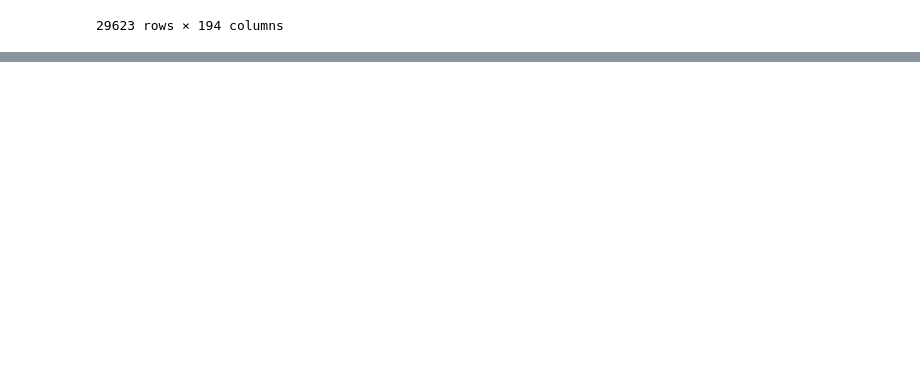
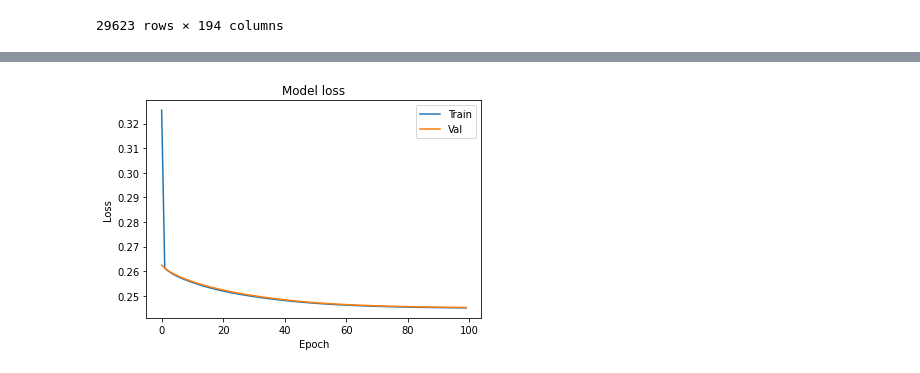
Before and after one commit to oxanaRC/CE902, a Jupyter notebook: construct_dataset_280621.ipynb, the cells around one changed output, grey strips where cells are left out. Drawn from its saved outputs; the diff is of its cells as text; code cells hidden in the pictures; blank space fills up the shorter version.

```diff
--- a/construct_dataset_280621.ipynb
+++ b/construct_dataset_280621.ipynb
@@ -98,0 +244,2 @@ data
+# %%
+X_val, X_test, Y_val, Y_test = train_test_split(X_val_and_test, Y_val_and_test, test_size=0.5)
@@ -98,0 +253,15 @@ data
+# %%
+model = Sequential([
+    Dense(64, activation='relu', input_shape=(190,)),
+    Dense(64, activation='relu'),
+    Dense(1, activation='sigmoid'),
+])
+# %%
+
+model.compile(optimizer='sgd',
+              loss='binary_crossentropy',
+              metrics=['accuracy'])
+# %%
+hist = model.fit(X_train, Y_train,
+          batch_size=32, epochs=100,
+          validation_data=(X_val, Y_val))
@@ -98,0 +293,10 @@ data
+# %%
+plt.plot(hist.history['loss'])
+plt.plot(hist.history['val_loss'])
+plt.title('Model loss')
+plt.ylabel('Loss')
+plt.xlabel('Epoch')
+plt.legend(['Train', 'Val'], loc='upper right')
+plt.show()
+# %% [output]
+[figure, added]
```
Also changed, not shown: parts of 23 cells of this notebook.
